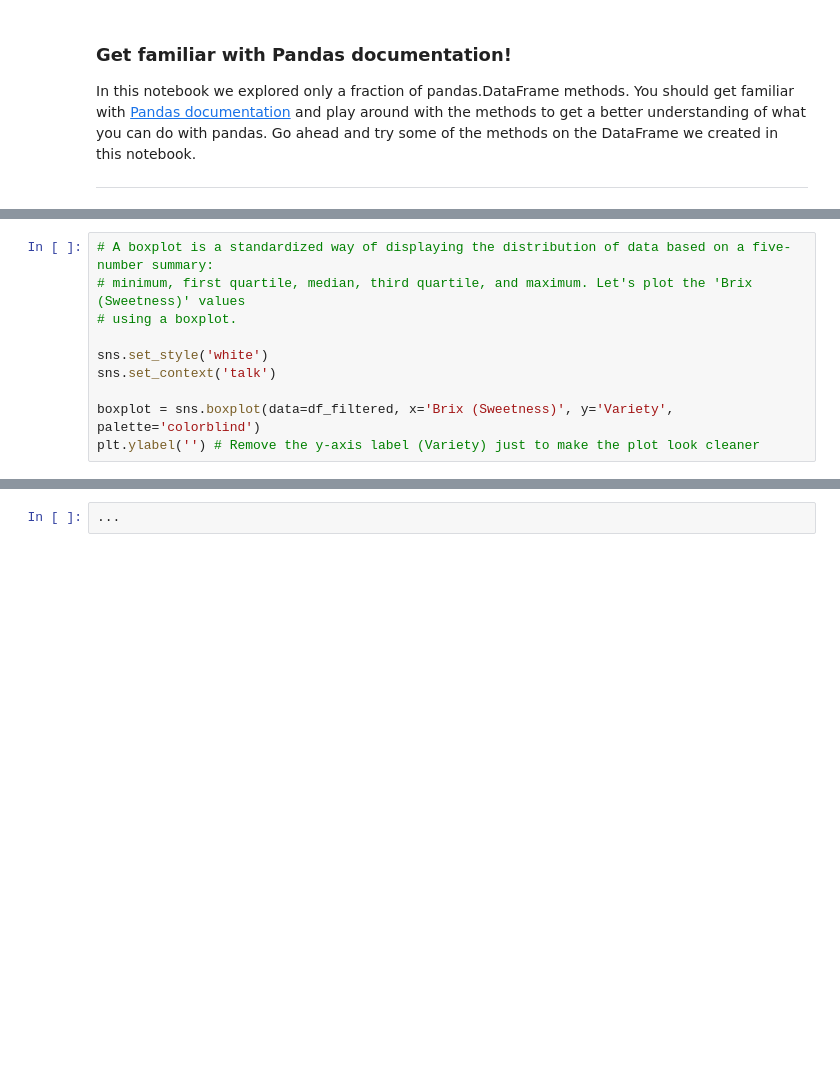
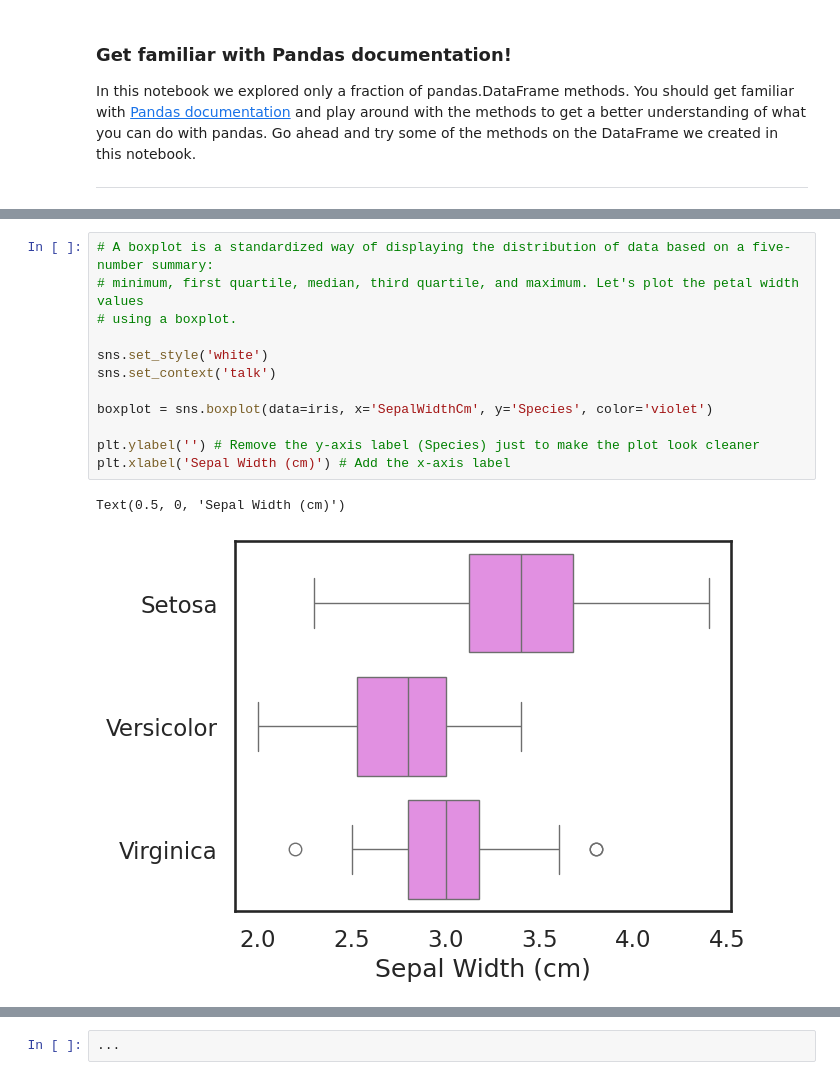
Before and after one commit to hubertrybka/pum-24, a Jupyter notebook: lab3-1.ipynb, the cells around one changed output, grey strips where cells are left out. Saved outputs shown, nothing was run; the diff lists cells and outputs as text; blank space fills up the shorter version.

```diff
--- a/lab3-1.ipynb
+++ b/lab3-1.ipynb
@@ -204,11 +312,16 @@ sns.move_legend(scatterplot, "upper left", bbox_to_anchor=(1, 1)) # Move the leg
 # %%
 # A boxplot is a standardized way of displaying the distribution of data based on a five-number summary:
-# minimum, first quartile, median, third quartile, and maximum. Let's plot the 'Brix (Sweetness)' values
+# minimum, first quartile, median, third quartile, and maximum. Let's plot the petal width values
 # using a boxplot.
 
 sns.set_style('white')
 sns.set_context('talk')
 
-boxplot = sns.boxplot(data=df_filtered, x='Brix (Sweetness)', y='Variety', palette='colorblind')
-plt.ylabel('') # Remove the y-axis label (Variety) just to make the plot look cleaner
+boxplot = sns.boxplot(data=iris, x='SepalWidthCm', y='Species', color='violet')
+
+plt.ylabel('') # Remove the y-axis label (Species) just to make the plot look cleaner
+plt.xlabel('Sepal Width (cm)') # Add the x-axis label
+# %% [output]
+Text(0.5, 0, 'Sepal Width (cm)')
+[figure, added]
 # %%
```
Also changed, not shown: parts of 23 cells of this notebook, 7 other files.
